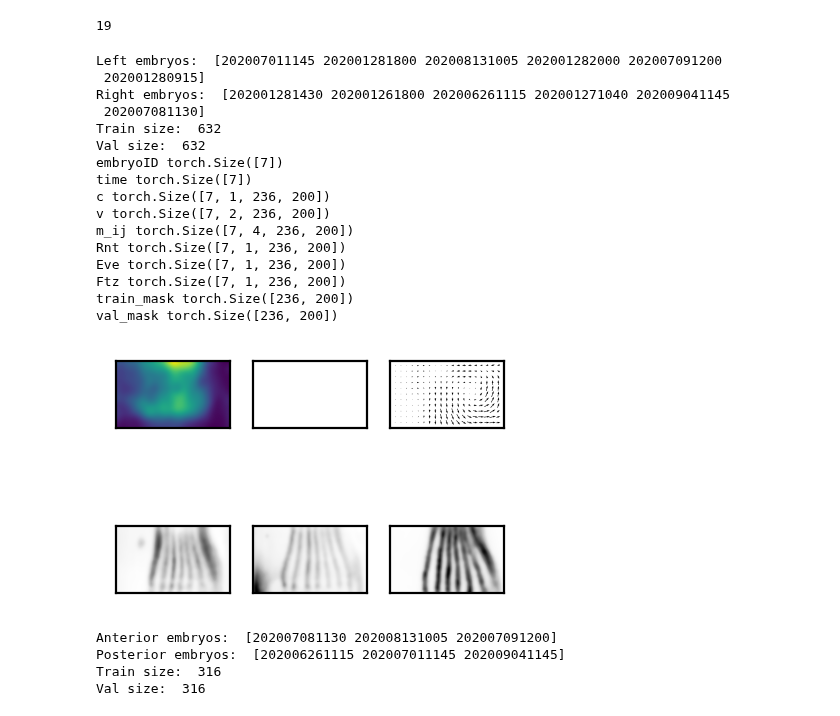
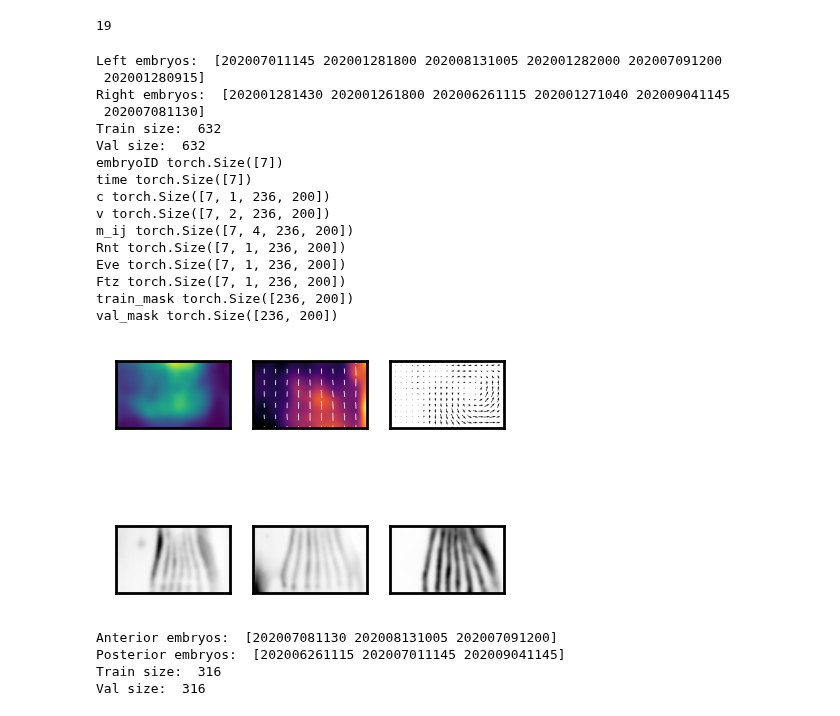
Before and after one commit to jcolen/drosophila_morphogenesis, a Jupyter notebook: vae_models/DeepNNForecasting.ipynb, the cells around one changed output. Drawn from its saved outputs; the diff is of its cells as text; code cells hidden in the pictures.

```diff
--- a/vae_models/DeepNNForecasting.ipynb
+++ b/vae_models/DeepNNForecasting.ipynb
@@ -228,35 +230,35 @@ for key in batch:
         print(key, batch[key].shape)
     except:
         print(key, batch[key])
 
 
 from utils.plot_utils import *
 fig, ax = plt.subplots(2, 3, dpi=200, figsize=(2.5, 2))
 color_2D(ax[0, 0], batch['c'][0], cmap='viridis', alpha=batch['train_mask'].float())
-plot_tensor2D(ax[0, 1], batch['m_ij'][0].numpy(), alpha=batch['val_mask'].float(), cmap='inferno')
+plot_tensor2D(ax[0, 1], batch['m_ij'][0].numpy(), alpha=batch['train_mask'].float(), cmap='inferno')
 plot_vector2D(ax[0, 2], batch['v'][0])
 
 color_2D(ax[1, 0], batch['Rnt'][0], cmap='Greys')
 color_2D(ax[1, 1], batch['Eve'][0], cmap='Greys')
 color_2D(ax[1, 2], batch['Ftz'][0], cmap='Greys')
 # %% [output]
 Left embryos:  [202007011145 202001281800 202008131005 202001282000 202007091200
  202001280915]
 Right embryos:  [202001281430 202001261800 202006261115 202001271040 202009041145
  202007081130]
 Train size:  632
 Val size:  632
 embryoID torch.Size([7])
 time torch.Size([7])
 c torch.Size([7, 1, 236, 200])
 v torch.Size([7, 2, 236, 200])
 m_ij torch.Size([7, 4, 236, 200])
 Rnt torch.Size([7, 1, 236, 200])
 Eve torch.Size([7, 1, 236, 200])
 Ftz torch.Size([7, 1, 236, 200])
 train_mask torch.Size([236, 200])
 val_mask torch.Size([236, 200])
-[figure, old version]
+[figure, new version]
 # %%
 from utils.dataset import *
 from training import train_val_split
```
Also changed, not shown: parts of 3 cells of this notebook, 13 other files.
